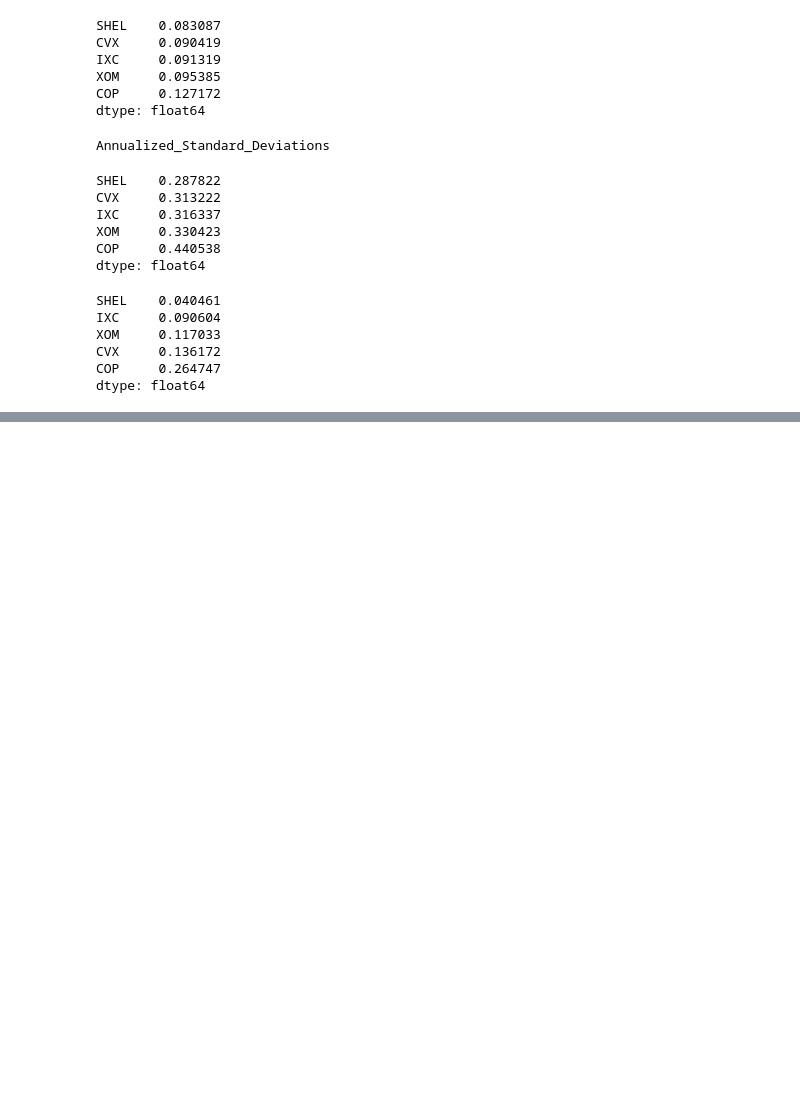
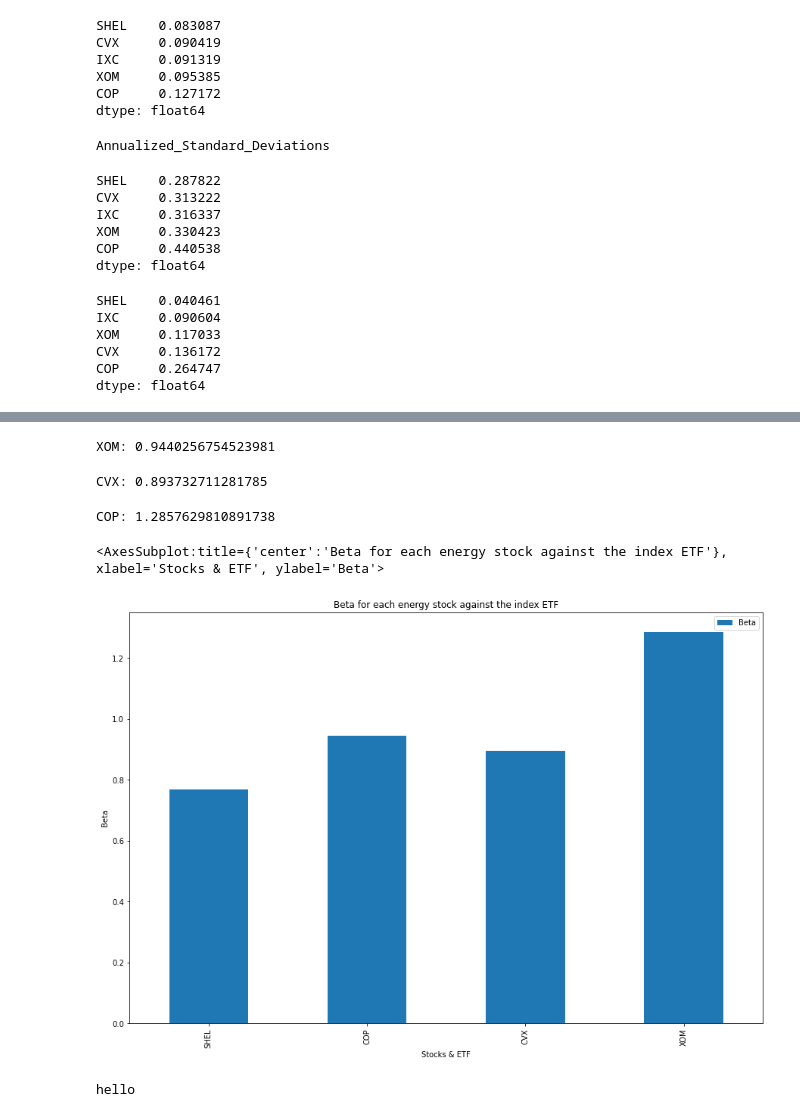
Before and after one commit to ggorovod/Sector-Stock-Selection-Model, a Jupyter notebook: Beta_test_push.ipynb, the cells around one changed output, grey strips where cells are left out. Cells and saved outputs as stored; diff of their text form; code cells hidden in the pictures; blank space fills up the shorter version.

```diff
--- a/Beta_test_push.ipynb
+++ b/Beta_test_push.ipynb
@@ -196,0 +203,40 @@ helloworld
+# %%
+# Calculate beta of XOM by dividing the covariance of XOML by the variance of the IXC
+XOM_beta = XOM_covariance / variance_market
+
+# Print the beta of XOM
+print(f"XOM: {XOM_beta}")
+# %% [output]
+XOM: 0.9440256754523981
+# %%
+# Calculate beta of CVX by dividing the covariance of CVX by the variance of the IXC
+CVX_beta = CVX_covariance / variance_market
+
+# Print the beta of FB
+print(f"CVX: {CVX_beta}")
+# %% [output]
+CVX: 0.893732711281785
+# %%
+# Calculate beta of COP by dividing the covariance of COP by the variance of the IXC
+COP_beta = COP_covariance / variance_market
+
+# Print the beta of FB
+print(f"COP: {COP_beta}")
+# %% [output]
+COP: 1.2857629810891738
+# %%
+# creat a dataframe for beta
+data = {'Company': ['SHEL','COP','CVX','XOM'],'Beta': [SHEL_beta,XOM_beta,CVX_beta,COP_beta,]}
+Beta=pd.DataFrame(data, columns= ['Company','Beta'])
+# %%
+Beta.sort_values=pd.DataFrame(data,columns= ['Company','Beta'])
+# %%
+#creating plots
+Beta.plot.bar(figsize=(15,10),title="Beta for each energy stock against the index ETF", use_index='false', x="Company", xlabel= "Stocks & ETF", ylabel = "Beta")
+# %% [output]
+<AxesSubplot:title={'center':'Beta for each energy stock against the index ETF'}, xlabel='Stocks & ETF', ylabel='Beta'>
+[figure, added]
+# %%
+print('hello')
+# %% [output]
+hello
```
Also changed, not shown: parts of 13 cells of this notebook.
